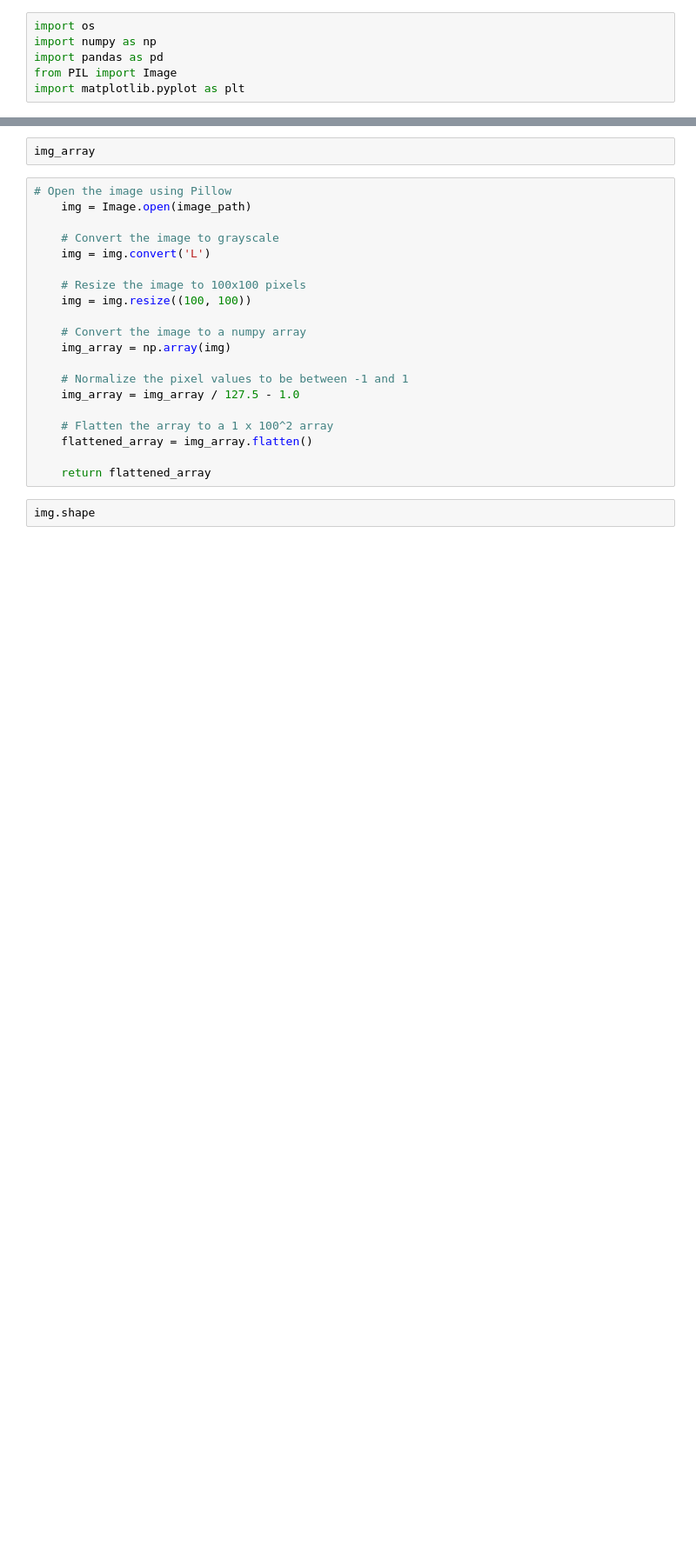
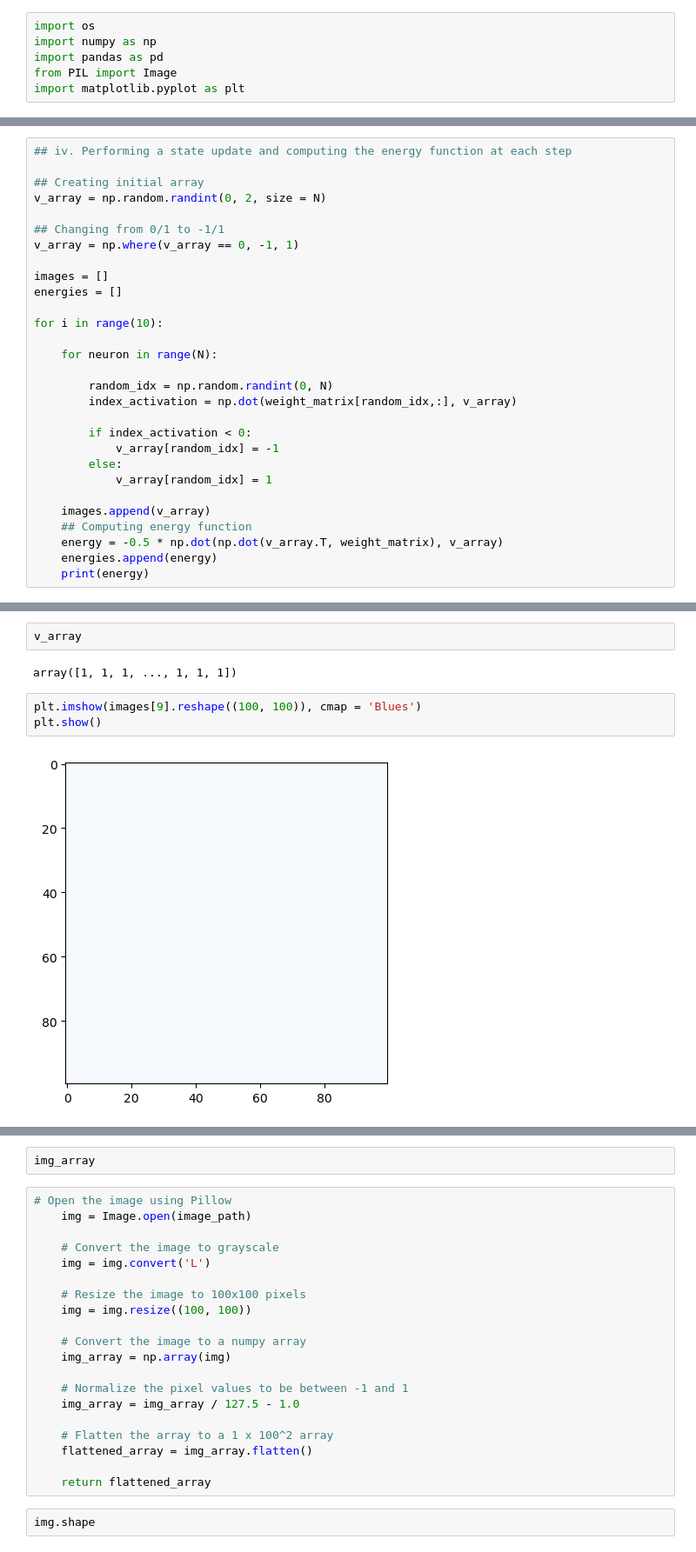
Before and after one commit to Evan-Callaghan/FieldsAcademy-NeuralNetworks, a Jupyter notebook: Assignments/assignment3.ipynb, the cells around one changed output, grey strips where cells are left out. Shown at 87% size. Drawn from its saved outputs; the diff is of its cells as text; blank space fills up the shorter version.

```diff
--- a/Assignments/assignment3.ipynb
+++ b/Assignments/assignment3.ipynb
@@ -23,0 +76,29 @@ img_array = np.array(img)
+# %%
+## iv. Performing a state update and computing the energy function at each step
+
+## Creating initial array
+v_array = np.random.randint(0, 2, size = N)
+
+## Changing from 0/1 to -1/1
+v_array = np.where(v_array == 0, -1, 1)
+
+images = []
+energies = []
+
+for i in range(10):
+
+    for neuron in range(N):
+
+        random_idx = np.random.randint(0, N)
+        index_activation = np.dot(weight_matrix[random_idx,:], v_array)
+
+        if index_activation < 0:
+            v_array[random_idx] = -1
+        else:
+            v_array[random_idx] = 1
+
+    images.append(v_array)
+    ## Computing energy function
+    energy = -0.5 * np.dot(np.dot(v_array.T, weight_matrix), v_array)
+    energies.append(energy)
+    print(energy)
@@ -23,0 +116,9 @@ img_array = np.array(img)
+# %%
+v_array
+# %% [output]
+array([1, 1, 1, ..., 1, 1, 1])
+# %%
+plt.imshow(images[9].reshape((100, 100)), cmap = 'Blues')
+plt.show()
+# %% [output]
+[figure, added]
```
Also changed, not shown: parts of 23 cells of this notebook.
